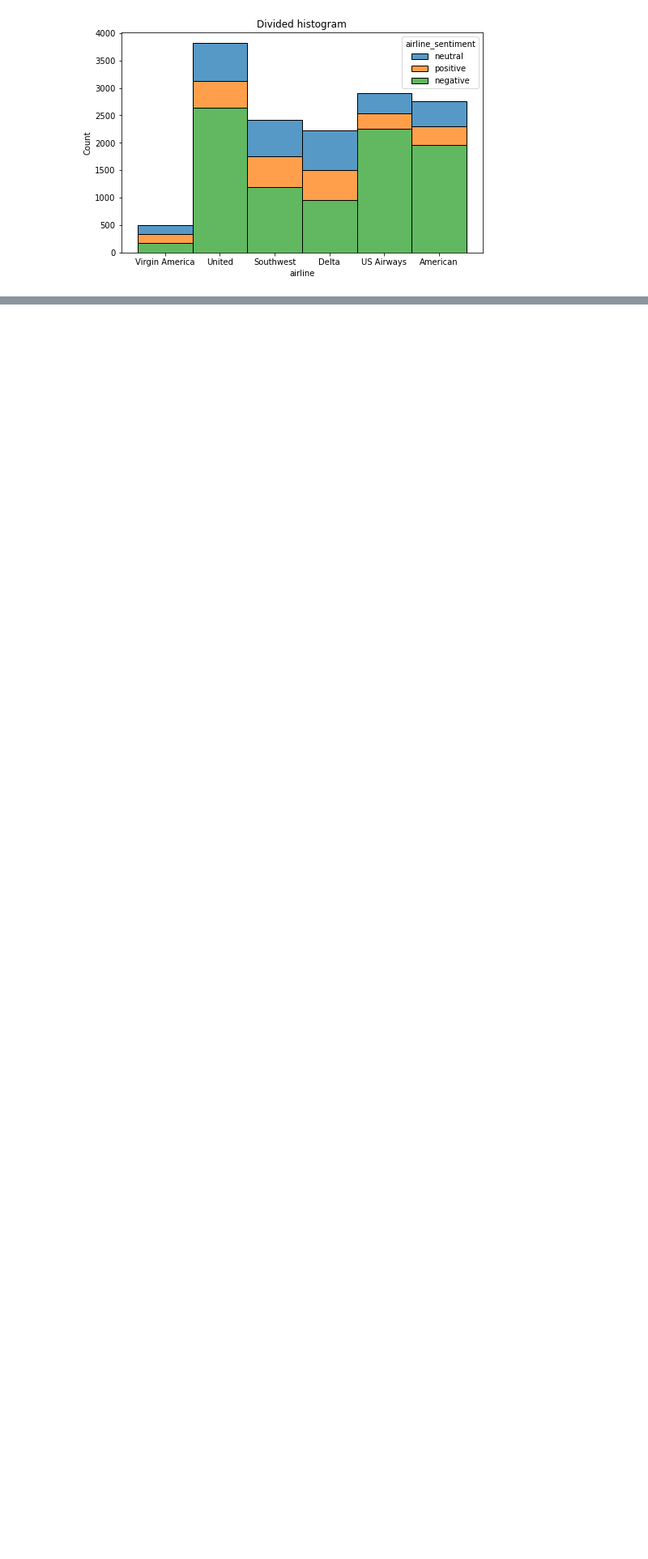
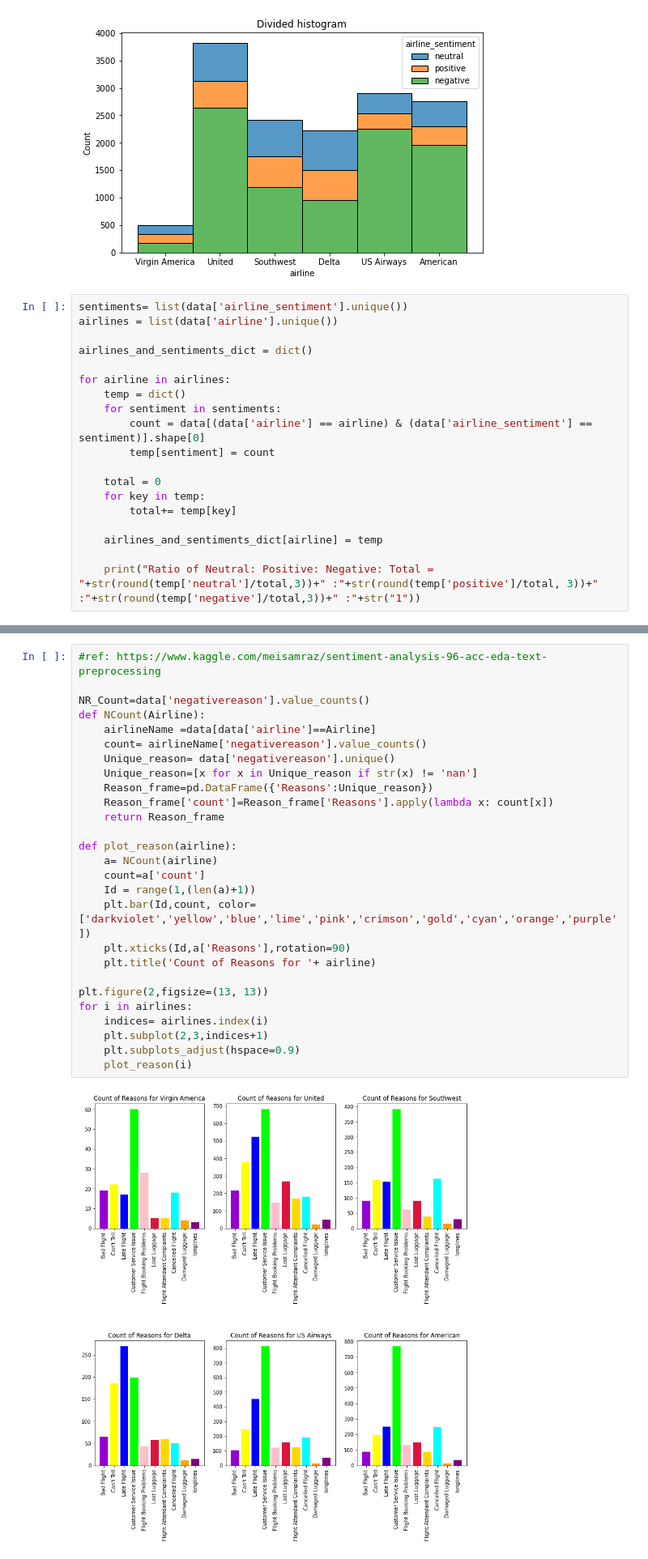
Before and after one commit to nyac-1/twitter-us-airline-kaggle, a Jupyter notebook: Explore.ipynb, the cells around one changed output, grey strips where cells are left out. Shown at 81% size. Drawn from its saved outputs; the diff is of its cells as text; blank space fills up the shorter version.

```diff
--- a/Explore.ipynb
+++ b/Explore.ipynb
@@ -80,3 +80,22 @@ ax.set_title(label = "Divided histogram")
 plt.show()
 # %% [output]
 [figure]
+# %%
+sentiments= list(data['airline_sentiment'].unique())
+airlines = list(data['airline'].unique())
+
+airlines_and_sentiments_dict = dict()
+
+for airline in airlines:
+    temp = dict()
+    for sentiment in sentiments:
+        count = data[(data['airline'] == airline) & (data['airline_sentiment'] == sentiment)].shape[0]
+        temp[sentiment] = count
+
+    total = 0
+    for key in temp:
+        total+= temp[key]
+
+    airlines_and_sentiments_dict[airline] = temp
+
+    print("Ratio of Neutral: Positive: Negative: Total = "+str(round(temp['neutral']/total,3))+" :"+str(round(temp['positive']/total, 3))+" :"+str(round(temp['negative']/total,3))+" :"+str("1"))
@@ -82,0 +116,29 @@ plt.show()
+# %%
+#ref: https://www.kaggle.com/meisamraz/sentiment-analysis-96-acc-eda-text-preprocessing
+
+NR_Count=data['negativereason'].value_counts()
+def NCount(Airline):
+    airlineName =data[data['airline']==Airline]
+    count= airlineName['negativereason'].value_counts()
+    Unique_reason= data['negativereason'].unique()
+    Unique_reason=[x for x in Unique_reason if str(x) != 'nan']
+    Reason_frame=pd.DataFrame({'Reasons':Unique_reason})
+    Reason_frame['count']=Reason_frame['Reasons'].apply(lambda x: count[x])
+    return Reason_frame
+
+def plot_reason(airline):
+    a= NCount(airline)
+    count=a['count']
+    Id = range(1,(len(a)+1))
+    plt.bar(Id,count, color=['darkviolet','yellow','blue','lime','pink','crimson','gold','cyan','orange','purple'])
+    plt.xticks(Id,a['Reasons'],rotation=90)
+    plt.title('Count of Reasons for '+ airline)
+
+plt.figure(2,figsize=(13, 13))
+for i in airlines:
+    indices= airlines.index(i)
+    plt.subplot(2,3,indices+1)
+    plt.subplots_adjust(hspace=0.9)
+    plot_reason(i)
+# %% [output]
+[figure, added]
```
Also changed, not shown: parts of 6 cells of this notebook, 3 other files.
